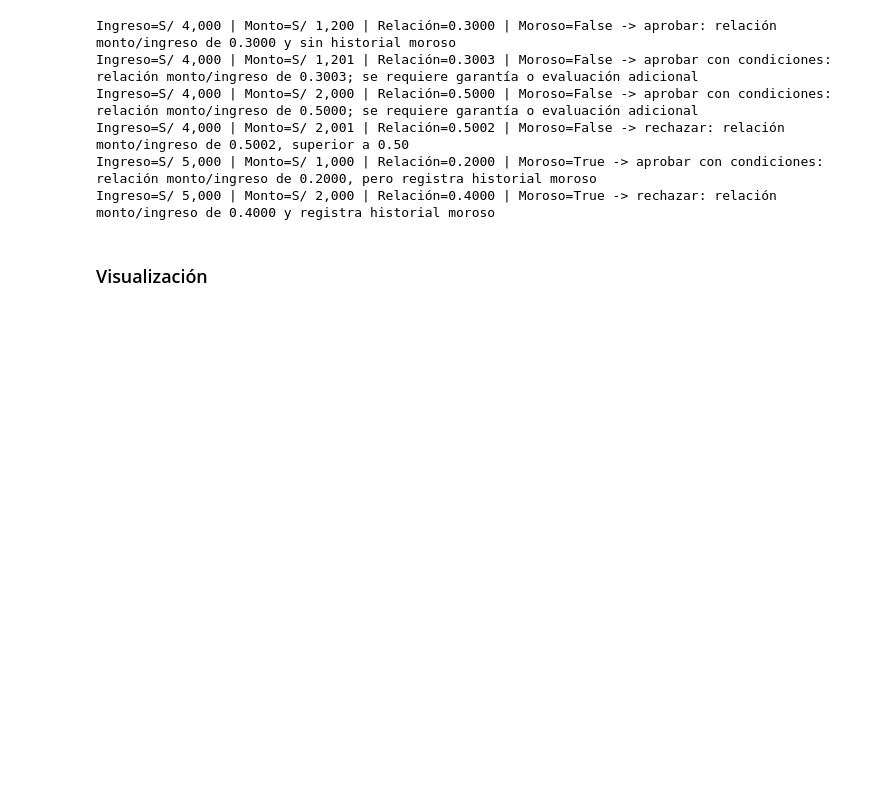
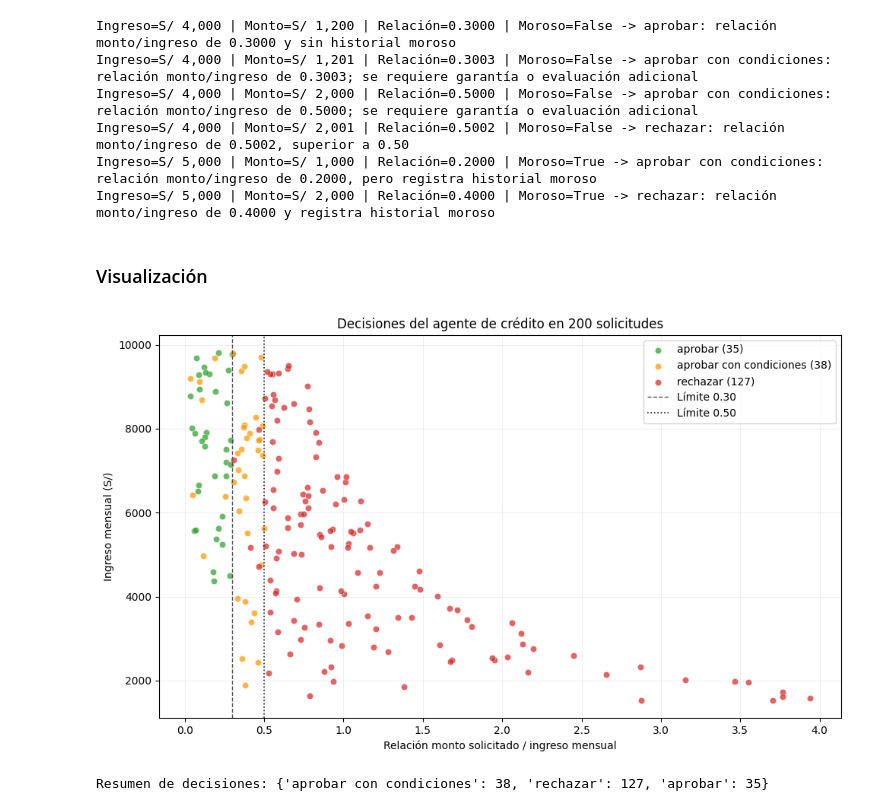
Before and after one commit to elio12162030/IS484-Practica001-Jueves-Huaman, a Jupyter notebook: Ejercicio1_Credito_Aquino.ipynb, the cells around one changed output. Drawn from its saved outputs; the diff is of its cells as text; code cells hidden in the pictures; blank space fills up the shorter version.

Commit message:
agregar visualización de solicitudes

```diff
--- a/Ejercicio1_Credito_Aquino.ipynb
+++ b/Ejercicio1_Credito_Aquino.ipynb
@@ -81,3 +81,53 @@ Ingreso=S/ 5,000 | Monto=S/ 1,000 | Relación=0.2000 | Moroso=True -> aprobar co
 Ingreso=S/ 5,000 | Monto=S/ 2,000 | Relación=0.4000 | Moroso=True -> rechazar: relación monto/ingreso de 0.4000 y registra historial moroso
 # %% [markdown]
 ### Visualización
+# %%
+import numpy as np
+import matplotlib.pyplot as plt
+
+rng = np.random.default_rng(484)  # semilla para reproducir los resultados
+n = 200
+ingresos = rng.integers(1500, 10001, size=n)
+montos = rng.integers(300, 7001, size=n)
+historiales = rng.choice([False, True], size=n, p=[0.80, 0.20])
+relaciones = montos / ingresos
+
+decisiones = [
+    agente_credito(int(i), int(m), bool(h))[0]
+    for i, m, h in zip(ingresos, montos, historiales)
+]
+
+colores = {
+    "aprobar": "#2ca02c",
+    "aprobar con condiciones": "#ff9800",
+    "rechazar": "#d62728",
+}
+
+plt.figure(figsize=(10, 6))
+for decision, color in colores.items():
+    mascara = np.array(decisiones) == decision
+    plt.scatter(
+        relaciones[mascara],
+        ingresos[mascara],
+        c=color,
+        label=f"{decision} ({mascara.sum()})",
+        alpha=0.72,
+        edgecolors="white",
+        linewidths=0.4,
+    )
+
+plt.axvline(0.30, color="#555555", linestyle="--", linewidth=1, label="Límite 0.30")
+plt.axvline(0.50, color="#222222", linestyle=":", linewidth=1.2, label="Límite 0.50")
+plt.title("Decisiones del agente de crédito en 200 solicitudes")
+plt.xlabel("Relación monto solicitado / ingreso mensual")
+plt.ylabel("Ingreso mensual (S/)")
+plt.grid(alpha=0.20)
+plt.legend()
+plt.tight_layout()
+plt.show()
+
+from collections import Counter
+print("Resumen de decisiones:", dict(Counter(decisiones)))
+# %% [output]
+[figure, added]
+Resumen de decisiones: {'aprobar con condiciones': 38, 'rechazar': 127, 'aprobar': 35}
```
